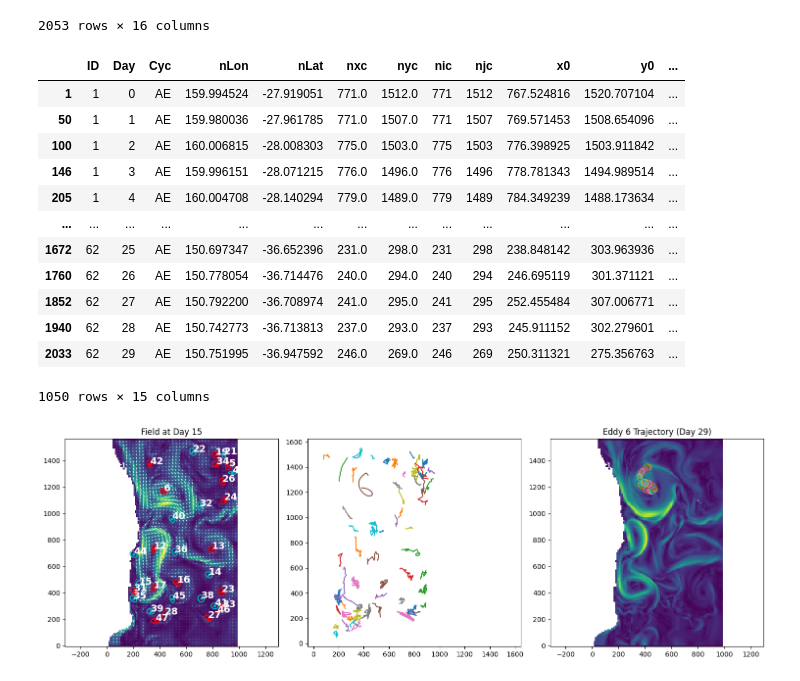
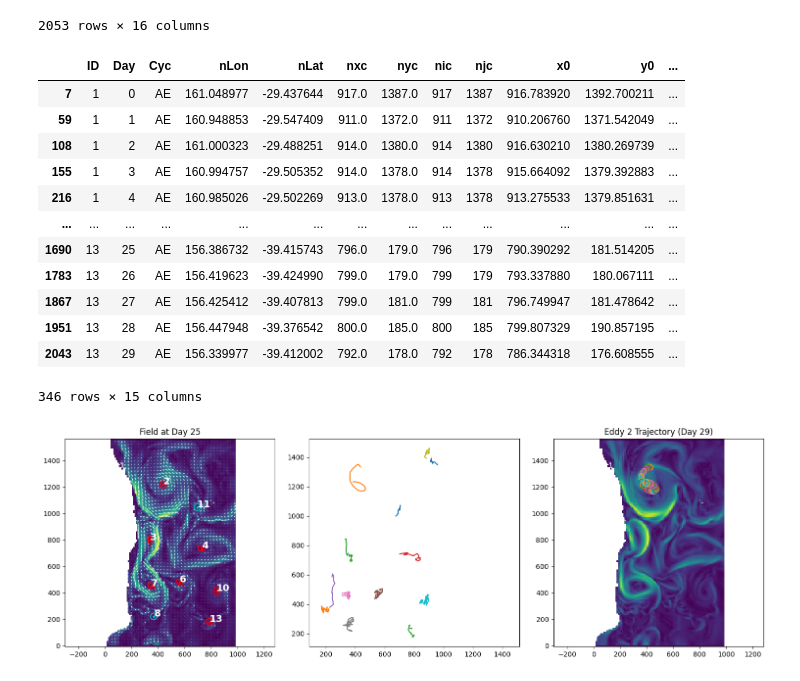
Before and after one commit to regdowse/UNSW-MRes, a Jupyter notebook: MRes/Chapter2/Eddy_Detection_Tracking.ipynb, the cells around one changed output. Cells and saved outputs as stored; diff of their text form; code cells hidden in the pictures.

```diff
--- a/MRes/Chapter2/Eddy_Detection_Tracking.ipynb
+++ b/MRes/Chapter2/Eddy_Detection_Tracking.ipynb
@@ -500,7 +500,7 @@ df_data.loc[df_data['Day'] == 0, 'ID'] = df_data.loc[df_data['Day'] == 0, 'Eddy'
 df_data['ID'] = df_data['ID'].astype('Int64')
 next_num = df_data['ID'].max() + 1
 
-Rs = []
+R_df = pd.DataFrame(columns=['D_diff', 'W_diff'])
 # Loop through days starting from 1 (since day 0 is already assigned)
 for day in range(1, df_data['Day'].max() + 1):
 
@@ -508,8 +508,8 @@ for day in range(1, df_data['Day'].max() + 1):
     pres_day = df_data.loc[df_data['Day'] == day].copy()
     pres_day = pres_day[~np.isnan(pres_day['x0'])]
 
-    VORT_WEIGHT = 1E6
-    R_THRESH = 40
+    VORT_WEIGHT = 15000
+    R_THRESH = 30
 
     # Loop over each unique eddy in the present day
     for e_pres in pres_day['Eddy'].unique():
@@ -533,10 +533,11 @@ for day in range(1, df_data['Day'].max() + 1):
                     (pres_eddy['y0'] - prev_eddy['y0'])**2 +
                     VORT_WEIGHT * (pres_eddy['w'] - prev_eddy['w'])**2
                 )
-                Rs.append(R)
+
                 # Check conditions: distance below threshold, cycle types match,
                 # and the previous eddy's ID is not already assigned to any eddy in the present day.
                 if R < R_THRESH and (pres_eddy['Cyc'] == prev_eddy['Cyc']) and not (pres_day['ID'] == prev_eddy['ID']).any():
+                    R_df.loc[len(R_df)] = {'D_diff': np.hypot(pres_eddy['x0'] - prev_eddy['x0'], pres_eddy['y0'] - prev_eddy['y0']), 'W_diff': np.abs(pres_eddy['w'] - prev_eddy['w'])}
                     df_data.loc[(df_data['Day'] == day) & (df_data['Eddy'] == e_pres), 'ID'] = prev_eddy['ID']
                     assigned = True
                     break  # found a match; break out of candidate previous day's loop
@@ -614,26 +691,26 @@ col_to_move = 'ID'
 new_order = [col_to_move] + [col for col in df_eddies.columns if col != col_to_move]
 df_eddies = df_eddies[new_order]
 df_eddies = df_eddies.sort_values(by=['ID', 'Day']).drop('Eddy', axis=1)
-df_eddies = df_eddies[df_eddies.groupby('ID')['ID'].transform('count') > 7]
+df_eddies = df_eddies[df_eddies.groupby('ID')['ID'].transform('count') >= 21]
 df_eddies['ID'] = df_eddies['ID'].rank(method='dense').astype(int)
 df_eddies
 # %% [output]
 |  | ID | Day | Cyc | nLon | nLat | nxc | nyc | nic | njc | x0 | y0 | ... |
-| 1 | 1 | 0 | AE | 159.994524 | -27.919051 | 771.0 | 1512.0 | 771 | 1512 | 767.524816 | 1520.707104 | ... |
-| 50 | 1 | 1 | AE | 159.980036 | -27.961785 | 771.0 | 1507.0 | 771 | 1507 | 769.571453 | 1508.654096 | ... |
-| 100 | 1 | 2 | AE | 160.006815 | -28.008303 | 775.0 | 1503.0 | 775 | 1503 | 776.398925 | 1503.911842 | ... |
-| 146 | 1 | 3 | AE | 159.996151 | -28.071215 | 776.0 | 1496.0 | 776 | 1496 | 778.781343 | 1494.989514 | ... |
-| 205 | 1 | 4 | AE | 160.004708 | -28.140294 | 779.0 | 1489.0 | 779 | 1489 | 784.349239 | 1488.173634 | ... |
+| 7 | 1 | 0 | AE | 161.048977 | -29.437644 | 917.0 | 1387.0 | 917 | 1387 | 916.783920 | 1392.700211 | ... |
+| 59 | 1 | 1 | AE | 160.948853 | -29.547409 | 911.0 | 1372.0 | 911 | 1372 | 910.206760 | 1371.542049 | ... |
+| 108 | 1 | 2 | AE | 161.000323 | -29.488251 | 914.0 | 1380.0 | 914 | 1380 | 916.630210 | 1380.269739 | ... |
+| 155 | 1 | 3 | AE | 160.994757 | -29.505352 | 914.0 | 1378.0 | 914 | 1378 | 915.664092 | 1379.392883 | ... |
+| 216 | 1 | 4 | AE | 160.985026 | -29.502269 | 913.0 | 1378.0 | 913 | 1378 | 913.275533 | 1379.851631 | ... |
 | ... | ... | ... | ... | ... | ... | ... | ... | ... | ... | ... | ... | ... |
-| 1672 | 62 | 25 | AE | 150.697347 | -36.652396 | 231.0 | 298.0 | 231 | 298 | 238.848142 | 303.963936 | ... |
-| 1760 | 62 | 26 | AE | 150.778054 | -36.714476 | 240.0 | 294.0 | 240 | 294 | 246.695119 | 301.371121 | ... |
-| 1852 | 62 | 27 | AE | 150.792200 | -36.708974 | 241.0 | 295.0 | 241 | 295 | 252.455484 | 307.006771 | ... |
-| 1940 | 62 | 28 | AE | 150.742773 | -36.713813 | 237.0 | 293.0 | 237 | 293 | 245.911152 | 302.279601 | ... |
-| 2033 | 62 | 29 | AE | 150.751995 | -36.947592 | 246.0 | 269.0 | 246 | 269 | 250.311321 | 275.356763 | ... |
+| 1690 | 13 | 25 | AE | 156.386732 | -39.415743 | 796.0 | 179.0 | 796 | 179 | 790.390292 | 181.514205 | ... |
+| 1783 | 13 | 26 | AE | 156.419623 | -39.424990 | 799.0 | 179.0 | 799 | 179 | 793.337880 | 180.067111 | ... |
+| 1867 | 13 | 27 | AE | 156.425412 | -39.407813 | 799.0 | 181.0 | 799 | 181 | 796.749947 | 181.478642 | ... |
+| 1951 | 13 | 28 | AE | 156.447948 | -39.376542 | 800.0 | 185.0 | 800 | 185 | 799.807329 | 190.857195 | ... |
+| 2043 | 13 | 29 | AE | 156.339977 | -39.412002 | 792.0 | 178.0 | 792 | 178 | 786.344318 | 176.608555 | ... |
-1050 rows × 15 columns
+346 rows × 15 columns
 # %%
-t = 15
-eddy = 6
+t = 25
+eddy = 2
 
 # Create a figure with 1 row and 2 columns of subplots
 fig, (ax1, ax2, ax3) = plt.subplots(1, 3, figsize=(15, 5))
@@ -703,31 +780,31 @@ ax2.set_xlim(0, 1600)
 # Plot 3: Trace for Eddy = {eddy}
 # -----------------------------
 df_eddy6 = df_eddies[df_eddies['ID'] == eddy].copy()
 t_plot = df_eddy6['Day'].max()
 u0, v0 = u_interp[:, :, t_plot], v_interp[:, :, t_plot]
 
 # Plot the pcolor on the second subplot
 ax3.pcolor(X_new[::spacing, ::spacing],
            Y_new[::spacing, ::spacing],
            np.hypot(u0[::spacing, ::spacing], v0[::spacing, ::spacing]))
 
 # Plot the trajectory/ellipse for each time step
 for t_ind, t_val in enumerate(df_eddy6['Day']):
     x0 = df_eddy6['x0'].iloc[t_ind]
     y0 = df_eddy6['y0'].iloc[t_ind]
     q11 = df_eddy6['q11'].iloc[t_ind]
     q12 = df_eddy6['q12'].iloc[t_ind]
     q22 = df_eddy6['q22'].iloc[t_ind]
 
     ax3.scatter(x0, y0, marker='.')
     Q = np.array([[q11, q12], [q12, q22]])
     x_ellipse, y_ellipse = plot_ellipse(Q, (x0, y0), scale=30)
     ax3.plot(x_ellipse, y_ellipse)
 
 ax3.axis('equal')
 ax3.set_title(f'Eddy {eddy} Trajectory (Day {t_plot})')
 
 plt.tight_layout()
 plt.show()
 # %% [output]
-[figure, old version]
+[figure, new version]
```
Also changed, not shown: parts of 9 cells of this notebook.
